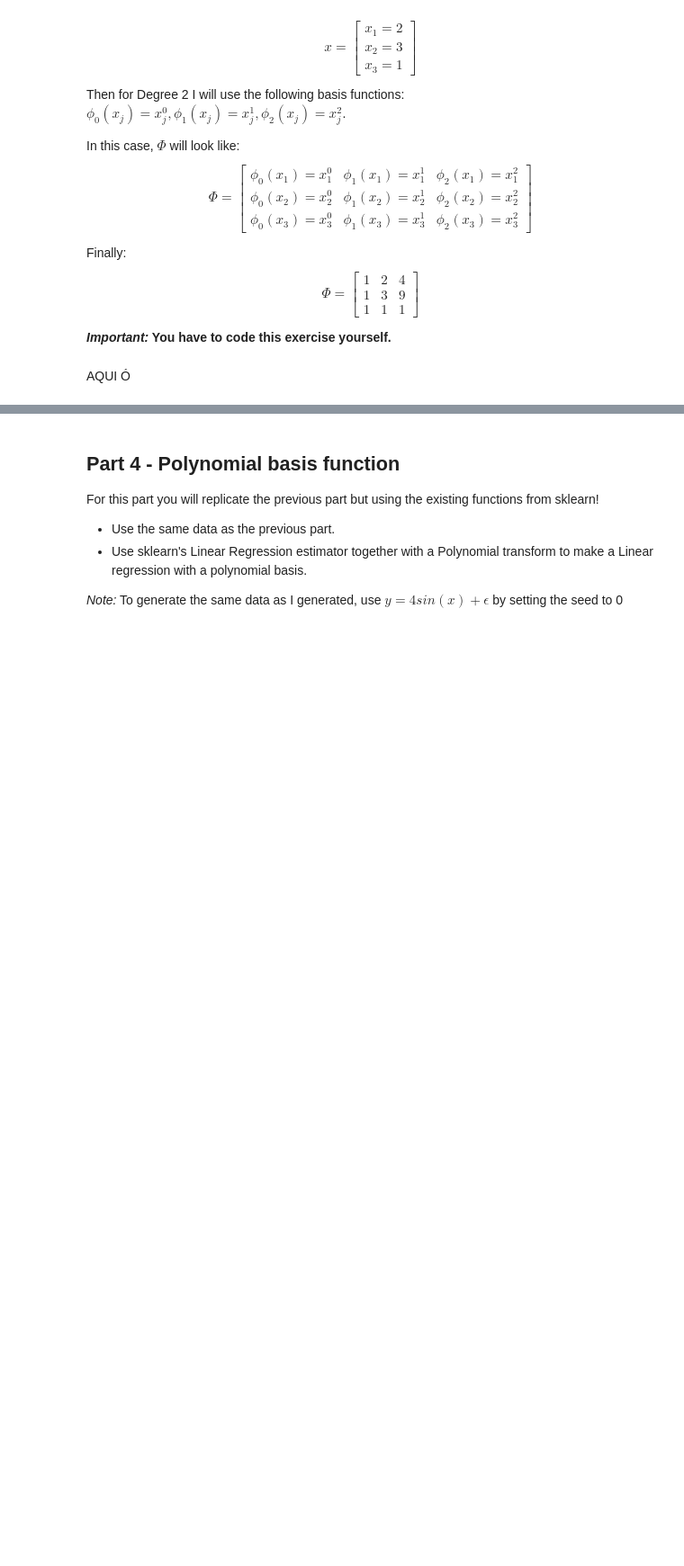
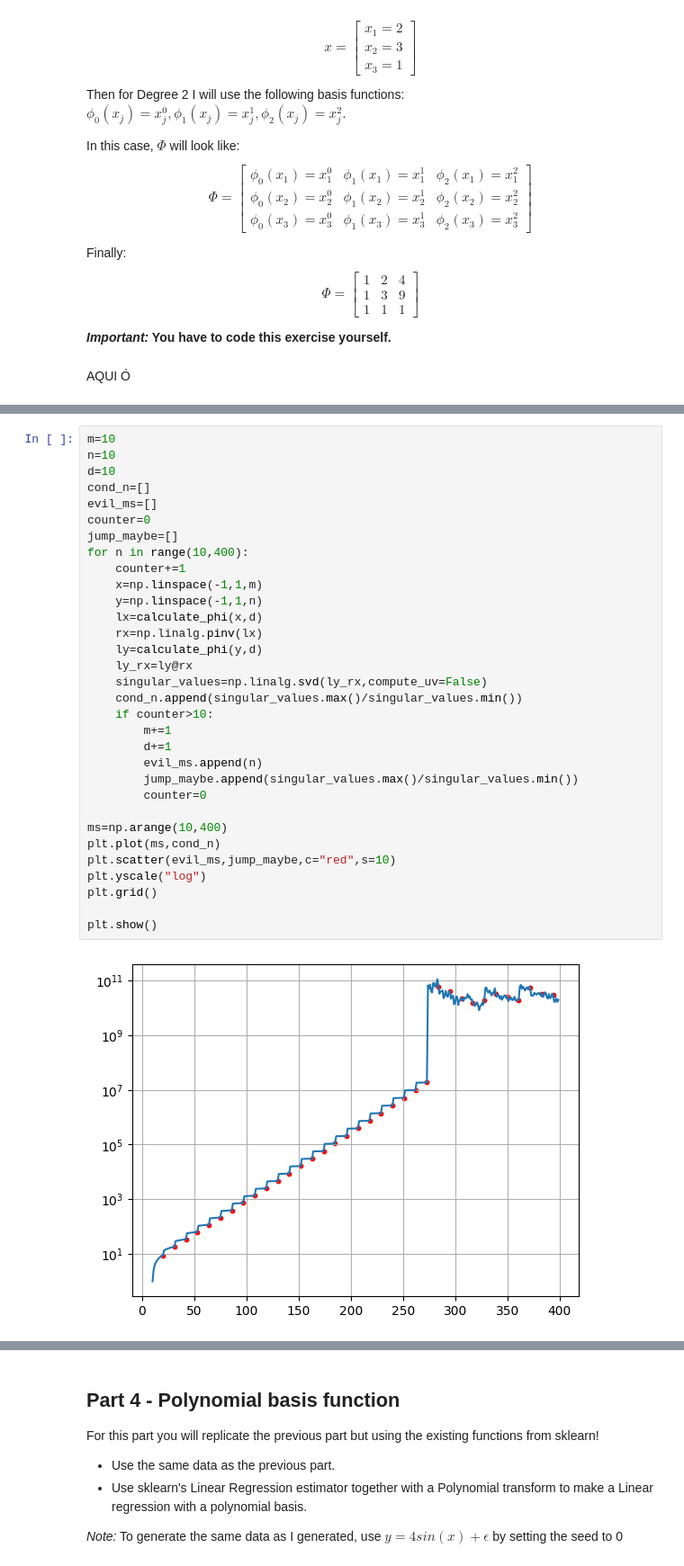
Before and after one commit to Gustasnz/Projeto-3---ALN, a Jupyter notebook: 231163 (3).ipynb, the cells around one changed output, grey strips where cells are left out. Shown at 90% size. Saved outputs shown, nothing was run; the diff lists cells and outputs as text; blank space fills up the shorter version.

```diff
--- a/231163 (3).ipynb
+++ b/231163 (3).ipynb
@@ -509,0 +495,34 @@ plt.show()
+# %%
+m=10
+n=10
+d=10
+cond_n=[]
+evil_ms=[]
+counter=0
+jump_maybe=[]
+for n in range(10,400):
+    counter+=1
+    x=np.linspace(-1,1,m)
+    y=np.linspace(-1,1,n)
+    lx=calculate_phi(x,d)
+    rx=np.linalg.pinv(lx)
+    ly=calculate_phi(y,d)
+    ly_rx=ly@rx
+    singular_values=np.linalg.svd(ly_rx,compute_uv=False)
+    cond_n.append(singular_values.max()/singular_values.min())
+    if counter>10:
+        m+=1
+        d+=1
+        evil_ms.append(n)
+        jump_maybe.append(singular_values.max()/singular_values.min())
+        counter=0
+
+ms=np.arange(10,400)
+plt.plot(ms,cond_n)
+plt.scatter(evil_ms,jump_maybe,c="red",s=10)
+plt.yscale("log")
+plt.grid()
+
+plt.show()
+# %% [output]
+[figure, added]
```
Also changed, not shown: parts of 10 cells of this notebook.
